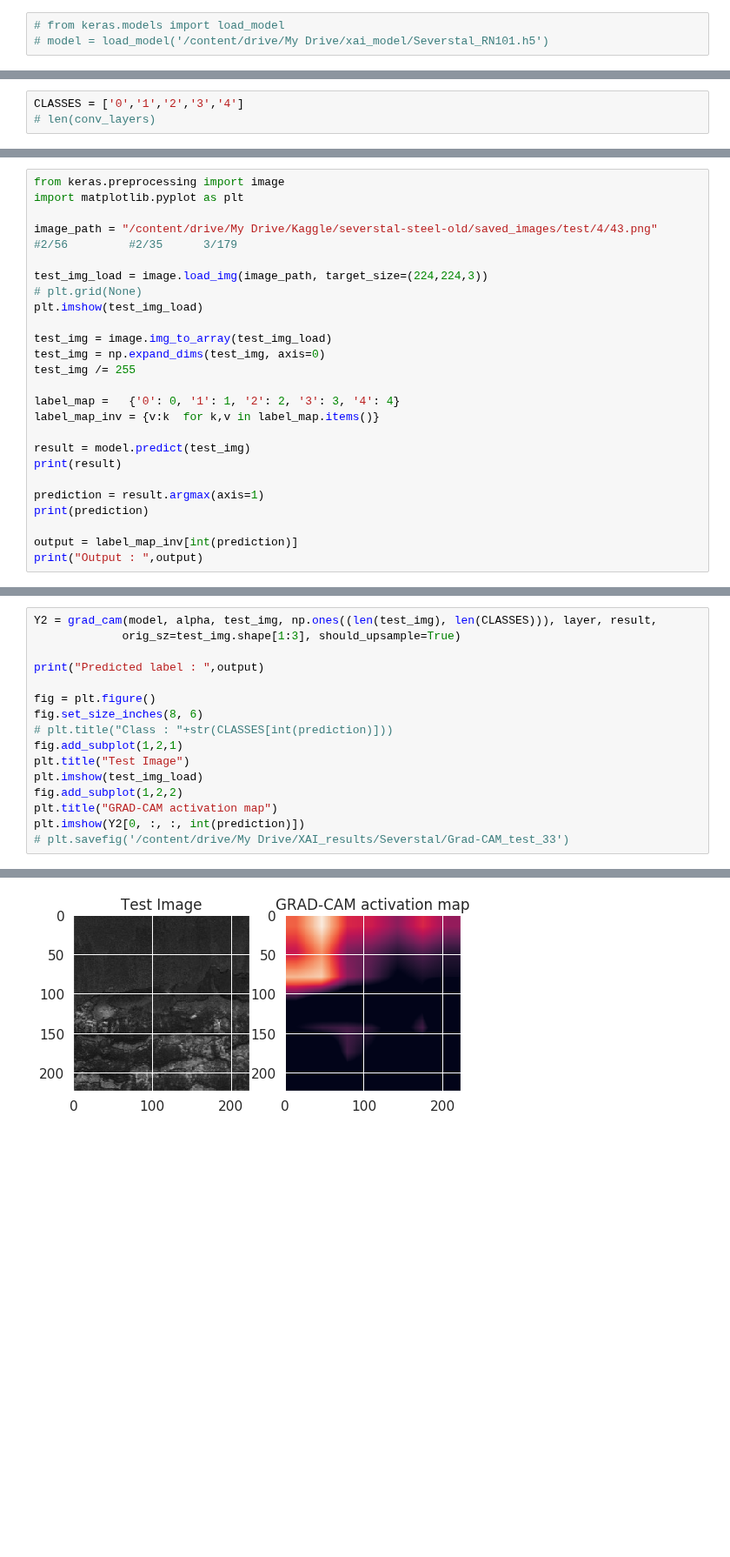
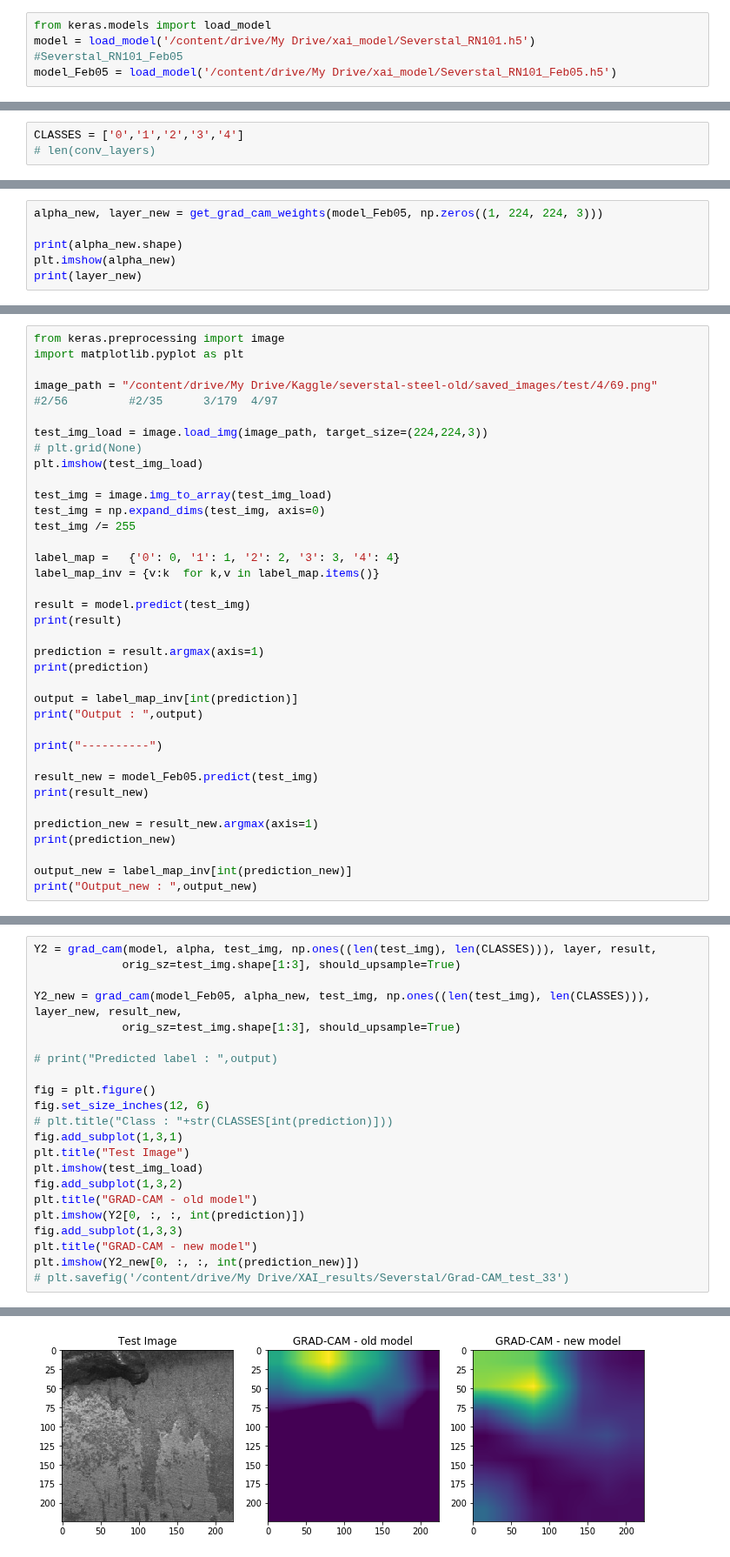
Before and after one commit to mahesh-sudhakar/NEU_XAI, a Jupyter notebook: severstal_play.ipynb, the cells around one changed output, grey strips where cells are left out. Shown at 87% size. Drawn from its saved outputs; the diff is of its cells as text; blank space fills up the shorter version.

```diff
--- a/severstal_play.ipynb
+++ b/severstal_play.ipynb
@@ -931,5 +931,6 @@ plt.savefig('/content/drive/My Drive/xai_model/741_Feb05.jpg')
 # %%
 # prediction
 # %%
-# from keras.models import load_model
-# model = load_model('/content/drive/My Drive/xai_model/Severstal_RN101.h5')
+from keras.models import load_model
+model = load_model('/content/drive/My Drive/xai_model/Severstal_RN101.h5')        #Severstal_RN101_Feb05
+model_Feb05 = load_model('/content/drive/My Drive/xai_model/Severstal_RN101_Feb05.h5')
@@ -1045,0 +1047,6 @@ conv5_block3_3_conv
+# %%
+alpha_new, layer_new = get_grad_cam_weights(model_Feb05, np.zeros((1, 224, 224, 3)))
+
+print(alpha_new.shape)
+plt.imshow(alpha_new)
+print(layer_new)
@@ -1047,7 +1058,7 @@ conv5_block3_3_conv
 from keras.preprocessing import image
 import matplotlib.pyplot as plt
 
-image_path = "/content/drive/My Drive/Kaggle/severstal-steel-old/saved_images/test/4/43.png"       #2/56         #2/35      3/179
+image_path = "/content/drive/My Drive/Kaggle/severstal-steel-old/saved_images/test/4/69.png"       #2/56         #2/35      3/179  4/97
 
 test_img_load = image.load_img(image_path, target_size=(224,224,3))
 # plt.grid(None)
@@ -1068,4 +1079,15 @@ print(prediction)
 
 output = label_map_inv[int(prediction)]
 print("Output : ",output)
+
+print("----------")
+
+result_new = model_Feb05.predict(test_img)
+print(result_new)
+
+prediction_new = result_new.argmax(axis=1)
+print(prediction_new)
+
+output_new = label_map_inv[int(prediction_new)]
+print("Output_new : ",output_new)
 # %% [output]
@@ -1077,16 +1104,22 @@ Output :  4
 Y2 = grad_cam(model, alpha, test_img, np.ones((len(test_img), len(CLASSES))), layer, result,
              orig_sz=test_img.shape[1:3], should_upsample=True)
 
-print("Predicted label : ",output)
+Y2_new = grad_cam(model_Feb05, alpha_new, test_img, np.ones((len(test_img), len(CLASSES))), layer_new, result_new,
+             orig_sz=test_img.shape[1:3], should_upsample=True)
+
+# print("Predicted label : ",output)
 
 fig = plt.figure()
-fig.set_size_inches(8, 6)
+fig.set_size_inches(12, 6)
 # plt.title("Class : "+str(CLASSES[int(prediction)]))
-fig.add_subplot(1,2,1)
+fig.add_subplot(1,3,1)
 plt.title("Test Image")
 plt.imshow(test_img_load)
-fig.add_subplot(1,2,2)
-plt.title("GRAD-CAM activation map")
+fig.add_subplot(1,3,2)
+plt.title("GRAD-CAM - old model")
 plt.imshow(Y2[0, :, :, int(prediction)])
+fig.add_subplot(1,3,3)
+plt.title("GRAD-CAM - new model")
+plt.imshow(Y2_new[0, :, :, int(prediction_new)])
 # plt.savefig('/content/drive/My Drive/XAI_results/Severstal/Grad-CAM_test_33')
 # %% [output]
@@ -1095 +1127 @@ Predicted label :  4
-[figure, old version]
+[figure, new version]
```
Also changed, not shown: parts of 6 cells of this notebook.
